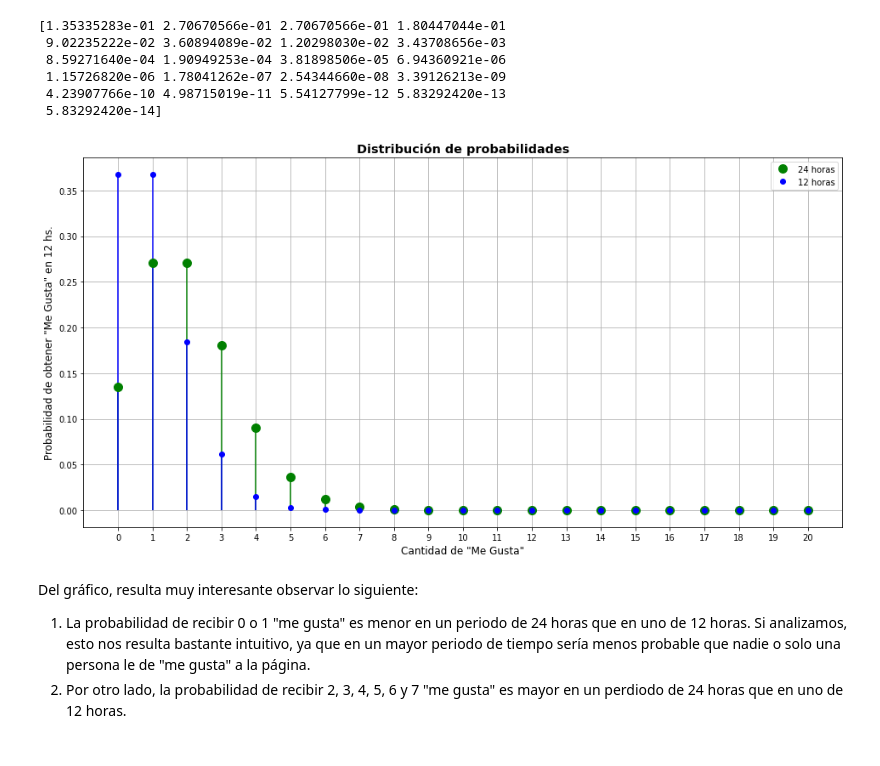
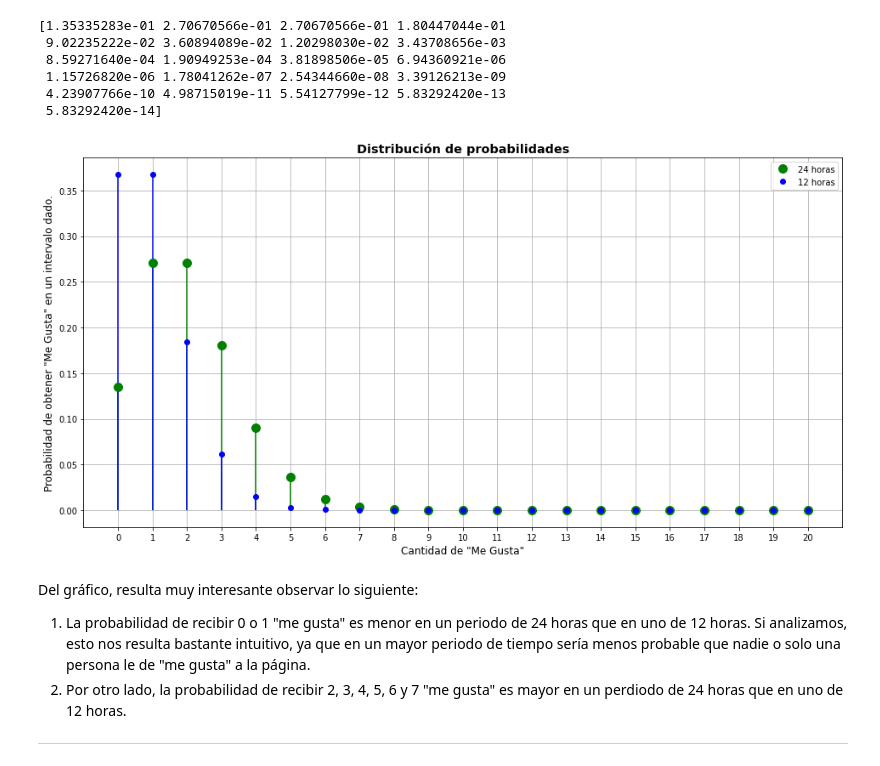
Before and after one commit to pyefiuna/Laboratorio, a Jupyter notebook: notebooks/Semana 3/Distribucion_de_Poisson.ipynb, the cells around one changed output. Drawn from its saved outputs; the diff is of its cells as text; code cells hidden in the pictures.

```diff
--- a/notebooks/Semana 3/Distribucion_de_Poisson.ipynb
+++ b/notebooks/Semana 3/Distribucion_de_Poisson.ipynb
@@ -162,27 +162,28 @@ print(p24)
 # %%
 # Finalmente podemos graficar la función haciendo uso del módulo matplotlib.plotlib, al que llamamos con el alias de plt
 fig, ax = plt.subplots(1, 1, figsize= (16,8)) # Creamos un lienzo para nuestro gráfico
 
 # El gráfico está dado por:
 
 # Distribución de probabilidades para 24 hs.
 ax.plot(x, p24, 'go', ms= 10, label= '24 horas') # Agregamos nuestro gráfico en forma de puntos verdes con el comando 'go' -> g: green (verde)- o: puntos, ms determina el tamaño del punto, que lo hacemos más grande para que sea visible
 ax.vlines(x= x, ymin= 0, ymax= p24, colors='g') # Agregamos las líneas verticales desde ymin= 0 hasta ymax = p(x), de color verde
 # Distribución de probabilidades para 12 hs.
 ax.plot(x, p, 'bo', label= '12 horas') # Agregamos nuestro gráfico en forma de puntos azules con el comando 'bo' -> b: blue (azul)- o: puntos
 ax.vlines(x= x, ymin= 0, ymax= p, colors='b') # Agregamos las líneas verticales desde ymin= 0 hasta ymax = p(x), de color azul
 
 # Los demás complementos, opcionales:
 ax.grid() # Agrega las grillas al gráfico
 plt.xticks(x) # Modifica los puntos representados en el eje x, y la grilla para que coincidan exactamente a intervalos enteros
 ax.set_title('Distribución de probabilidades', fontsize='x-large', fontweight= 'bold')
 ax.set_xlabel('Cantidad de "Me Gusta"', fontsize='large')
-ax.set_ylabel('Probabilidad de obtener "Me Gusta" en 12 hs.', fontsize='large')
+ax.set_ylabel('Probabilidad de obtener "Me Gusta" en un intervalo dado.', fontsize='large')
 ax.legend(loc= 'best')
 plt.show()
 # %% [output]
-[figure, old version]
+[figure, new version]
 # %% [markdown]
 Del gráfico, resulta muy interesante observar lo siguiente:
 1. La probabilidad de recibir 0 o 1 "me gusta" es menor en un periodo de 24 horas que en uno de 12 horas. Si analizamos, esto nos resulta bastante intuitivo, ya que en un mayor periodo de tiempo sería menos probable que nadie o solo una persona le de "me gusta" a la página.
 2. Por otro lado, la probabilidad de recibir 2, 3, 4, 5, 6 y 7 "me gusta" es mayor en un perdiodo de 24 horas que en uno de 12 horas.
+---
```
Also changed, not shown: parts of 15 cells of this notebook.
